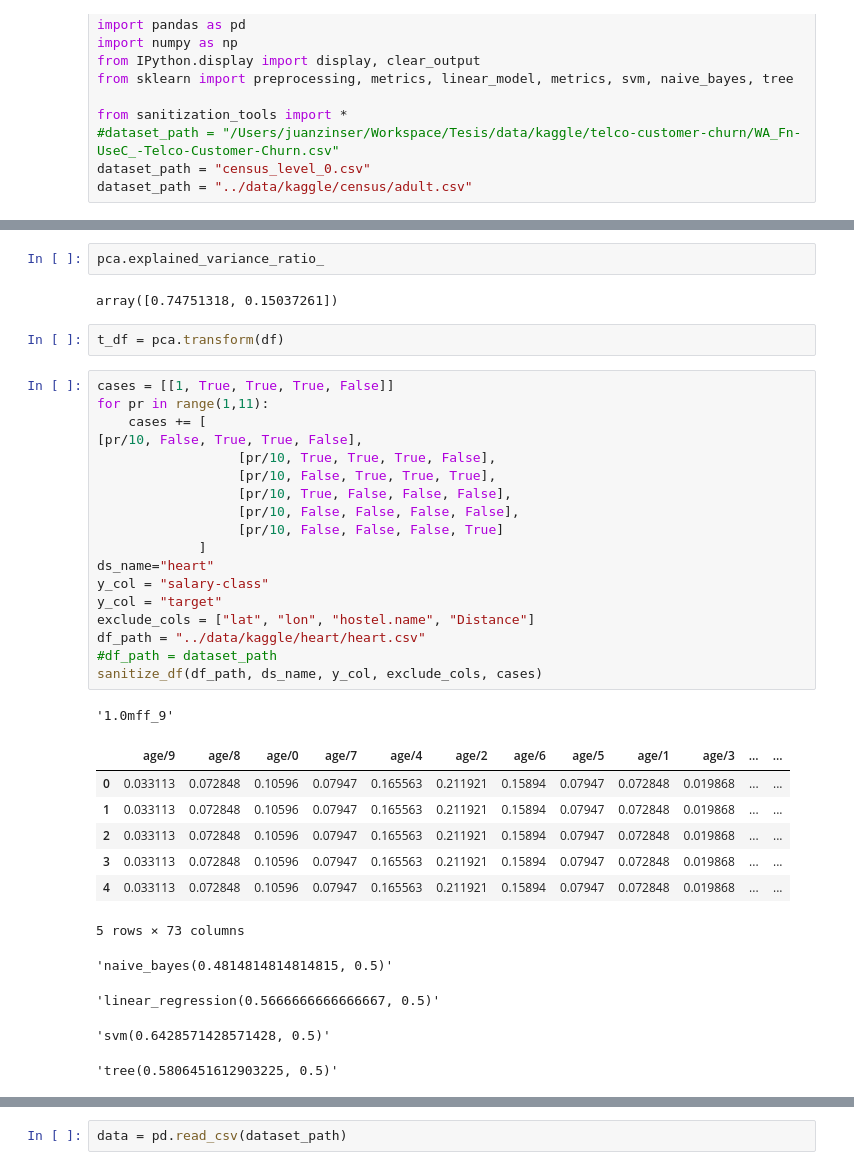
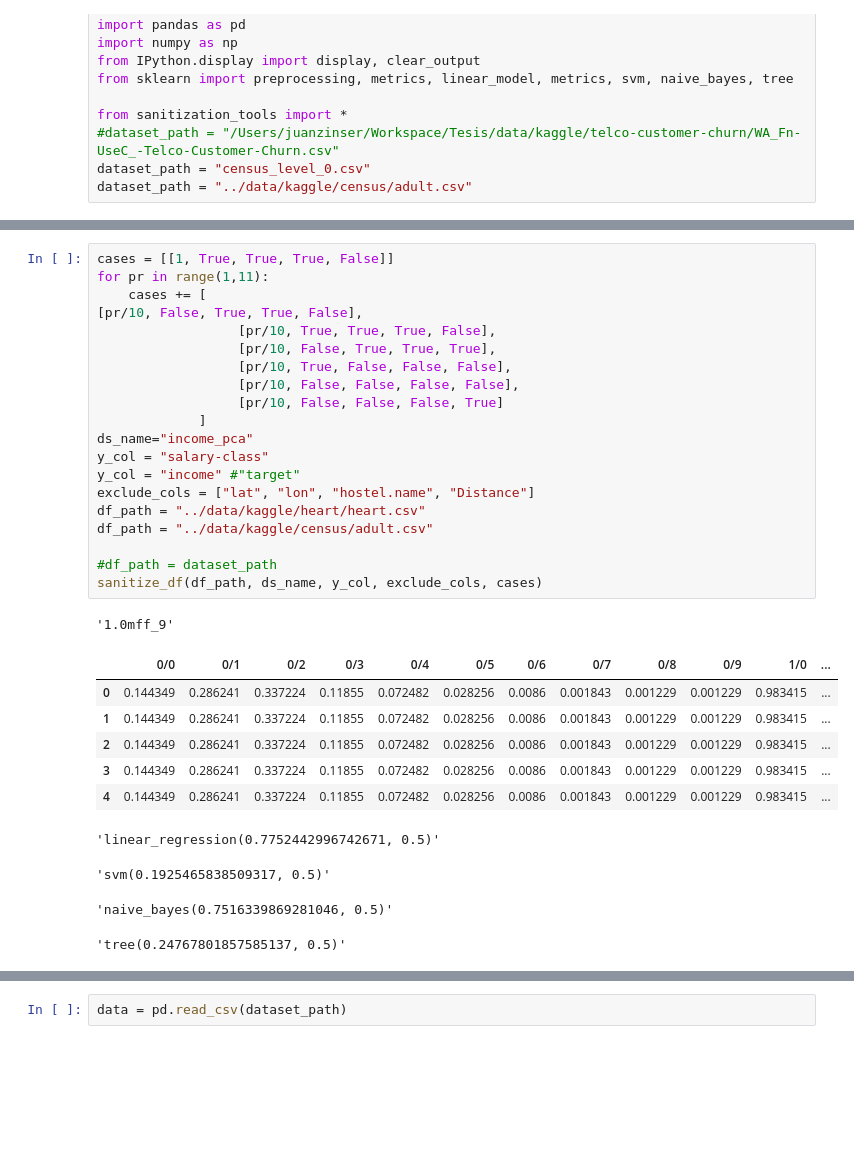
Before and after one commit to jwzinser/Tesis, a Jupyter notebook: parallel/fffff.ipynb, the cells around one changed output, grey strips where cells are left out. Cells and saved outputs as stored; diff of their text form; blank space fills up the shorter version.

```diff
--- a/parallel/fffff.ipynb
+++ b/parallel/fffff.ipynb
@@ -122,39 +31,34 @@ dd.head
-# %%
-pca.explained_variance_ratio_
-# %% [output]
-array([0.74751318, 0.15037261])
-# %%
-t_df = pca.transform(df)
 # %%
 cases = [[1, True, True, True, False]]
 for pr in range(1,11):
     cases += [
 [pr/10, False, True, True, False],
                   [pr/10, True, True, True, False],
                   [pr/10, False, True, True, True],
                   [pr/10, True, False, False, False],
                   [pr/10, False, False, False, False],
                   [pr/10, False, False, False, True]
              ]
-ds_name="heart"
+ds_name="income_pca"
 y_col = "salary-class"
-y_col = "target"
+y_col = "income" #"target"
 exclude_cols = ["lat", "lon", "hostel.name", "Distance"]
 df_path = "../data/kaggle/heart/heart.csv"
+df_path = "../data/kaggle/census/adult.csv"
+
 #df_path = dataset_path
 sanitize_df(df_path, ds_name, y_col, exclude_cols, cases)
 # %% [output]
 '1.0mff_9'
-|  | age/9 | age/8 | age/0 | age/7 | age/4 | age/2 | age/6 | age/5 | age/1 | age/3 | ... | ... |
-| 0 | 0.033113 | 0.072848 | 0.10596 | 0.07947 | 0.165563 | 0.211921 | 0.15894 | 0.07947 | 0.072848 | 0.019868 | ... | ... |
-| 1 | 0.033113 | 0.072848 | 0.10596 | 0.07947 | 0.165563 | 0.211921 | 0.15894 | 0.07947 | 0.072848 | 0.019868 | ... | ... |
-| 2 | 0.033113 | 0.072848 | 0.10596 | 0.07947 | 0.165563 | 0.211921 | 0.15894 | 0.07947 | 0.072848 | 0.019868 | ... | ... |
-| 3 | 0.033113 | 0.072848 | 0.10596 | 0.07947 | 0.165563 | 0.211921 | 0.15894 | 0.07947 | 0.072848 | 0.019868 | ... | ... |
-| 4 | 0.033113 | 0.072848 | 0.10596 | 0.07947 | 0.165563 | 0.211921 | 0.15894 | 0.07947 | 0.072848 | 0.019868 | ... | ... |
+|  | 0/0 | 0/1 | 0/2 | 0/3 | 0/4 | 0/5 | 0/6 | 0/7 | 0/8 | 0/9 | 1/0 | ... |
+| 0 | 0.144349 | 0.286241 | 0.337224 | 0.11855 | 0.072482 | 0.028256 | 0.0086 | 0.001843 | 0.001229 | 0.001229 | 0.983415 | ... |
+| 1 | 0.144349 | 0.286241 | 0.337224 | 0.11855 | 0.072482 | 0.028256 | 0.0086 | 0.001843 | 0.001229 | 0.001229 | 0.983415 | ... |
+| 2 | 0.144349 | 0.286241 | 0.337224 | 0.11855 | 0.072482 | 0.028256 | 0.0086 | 0.001843 | 0.001229 | 0.001229 | 0.983415 | ... |
+| 3 | 0.144349 | 0.286241 | 0.337224 | 0.11855 | 0.072482 | 0.028256 | 0.0086 | 0.001843 | 0.001229 | 0.001229 | 0.983415 | ... |
+| 4 | 0.144349 | 0.286241 | 0.337224 | 0.11855 | 0.072482 | 0.028256 | 0.0086 | 0.001843 | 0.001229 | 0.001229 | 0.983415 | ... |
-5 rows × 73 columns
+'linear_regression(0.7752442996742671, 0.5)'
-'naive_bayes(0.4814814814814815, 0.5)'
+'svm(0.1925465838509317, 0.5)'
-'linear_regression(0.5666666666666667, 0.5)'
+'naive_bayes(0.7516339869281046, 0.5)'
-'svm(0.6428571428571428, 0.5)'
+'tree(0.24767801857585137, 0.5)'
-'tree(0.5806451612903225, 0.5)'
 # %%
 df_eda = {}
```
Also changed, not shown: parts of 13 cells of this notebook, 1 other file.
